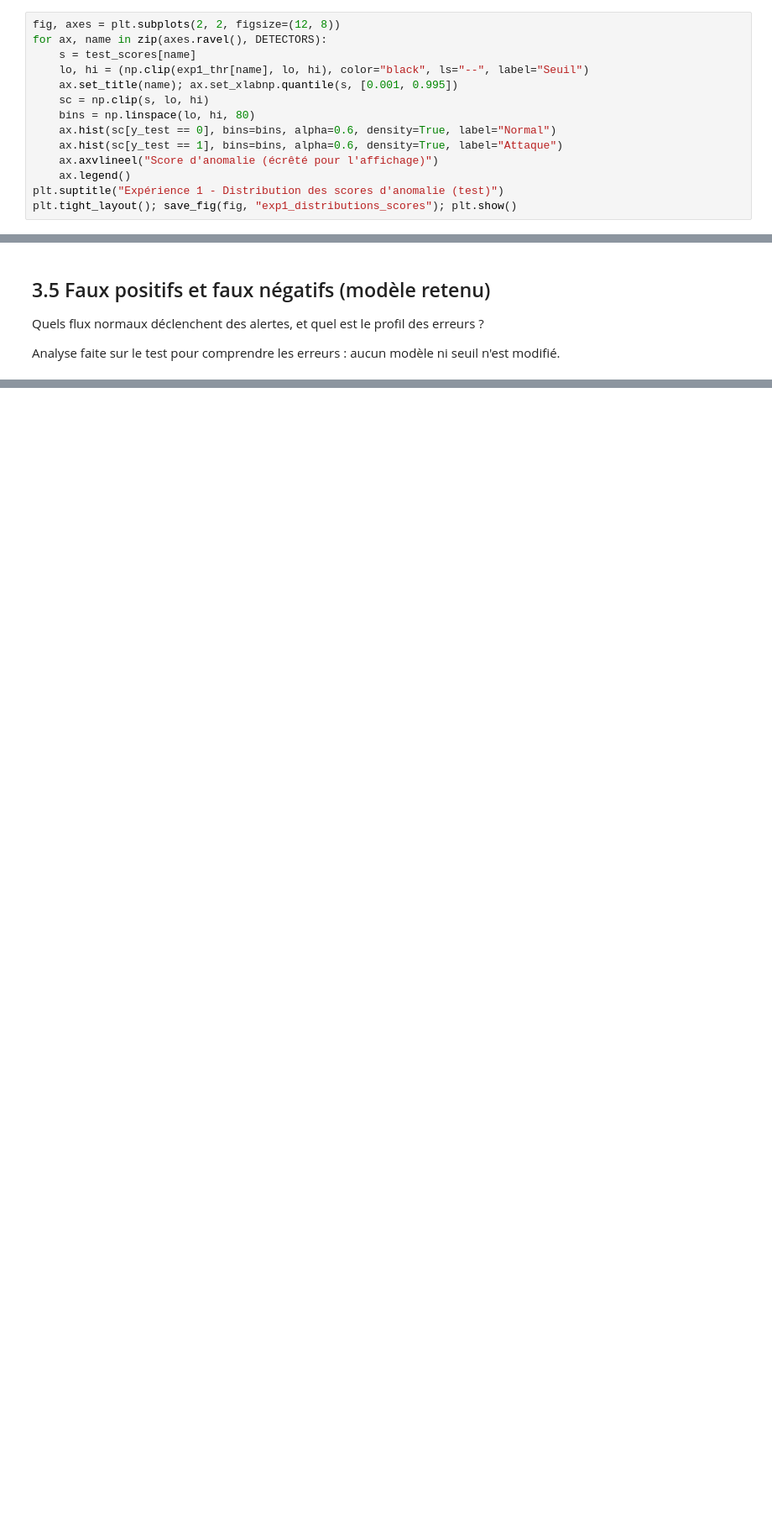
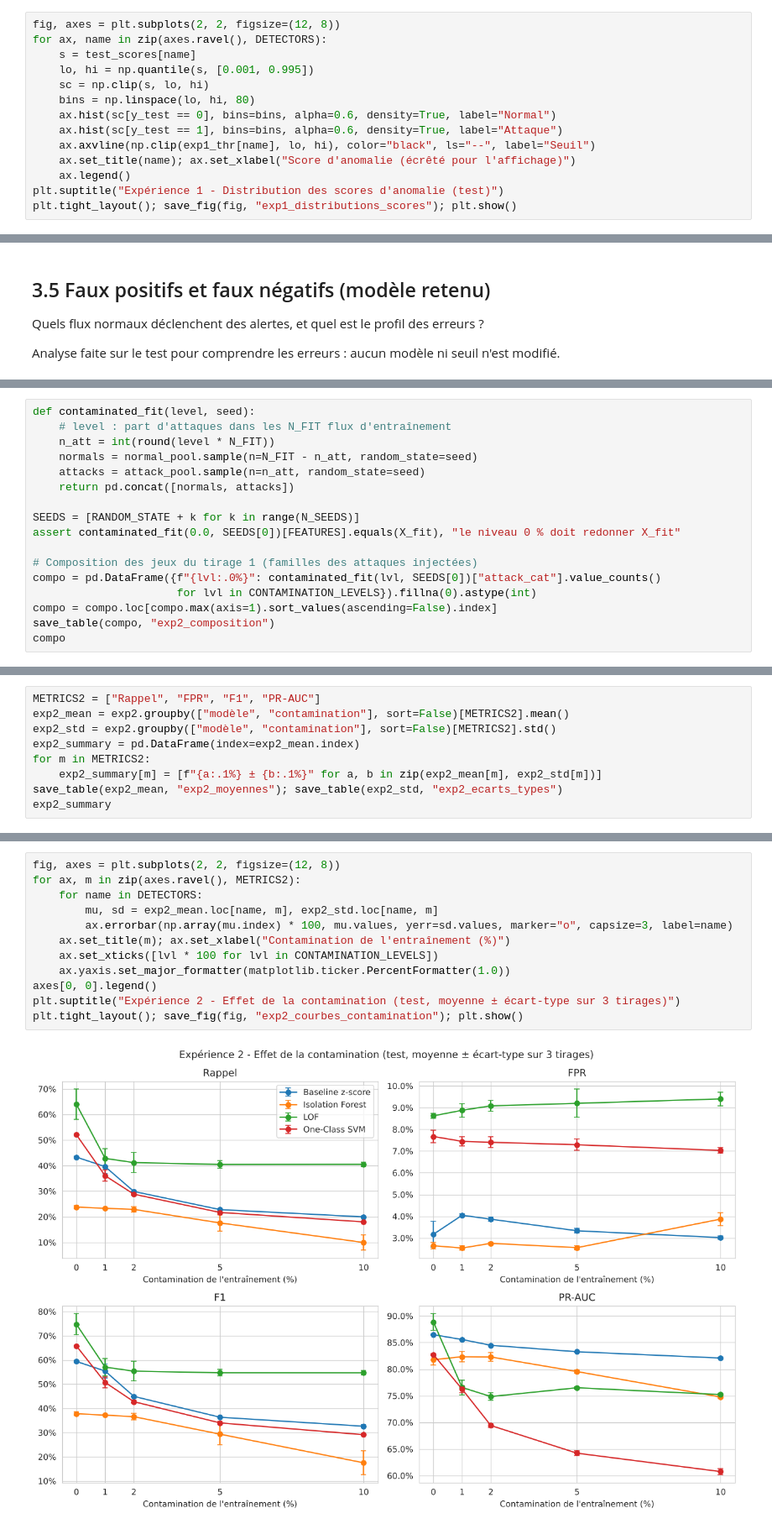
Before and after one commit to myssclick/Detection_Anomalie_Fraude_Python, a Jupyter notebook: notebooks/projet5_AntoineMOREL_EtienneSEILLE_DelvinTRAN.ipynb, the cells around one changed output, grey strips where cells are left out. Shown at 84% size. Saved outputs shown, nothing was run; the diff lists cells and outputs as text; blank space fills up the shorter version.

Commit message:
Expérience 2 : contamination (phase 4)

```diff
--- a/notebooks/projet5_AntoineMOREL_EtienneSEILLE_DelvinTRAN.ipynb
+++ b/notebooks/projet5_AntoineMOREL_EtienneSEILLE_DelvinTRAN.ipynb
@@ -517,13 +519,13 @@ Normal et attaques du test pour chaque modèle. Plus les deux distributions sont
 fig, axes = plt.subplots(2, 2, figsize=(12, 8))
 for ax, name in zip(axes.ravel(), DETECTORS):
     s = test_scores[name]
-    lo, hi = (np.clip(exp1_thr[name], lo, hi), color="black", ls="--", label="Seuil")
-    ax.set_title(name); ax.set_xlabnp.quantile(s, [0.001, 0.995])
+    lo, hi = np.quantile(s, [0.001, 0.995])
     sc = np.clip(s, lo, hi)
     bins = np.linspace(lo, hi, 80)
     ax.hist(sc[y_test == 0], bins=bins, alpha=0.6, density=True, label="Normal")
     ax.hist(sc[y_test == 1], bins=bins, alpha=0.6, density=True, label="Attaque")
-    ax.axvlineel("Score d'anomalie (écrêté pour l'affichage)")
+    ax.axvline(np.clip(exp1_thr[name], lo, hi), color="black", ls="--", label="Seuil")
+    ax.set_title(name); ax.set_xlabel("Score d'anomalie (écrêté pour l'affichage)")
     ax.legend()
 plt.suptitle("Expérience 1 - Distribution des scores d'anomalie (test)")
 plt.tight_layout(); save_fig(fig, "exp1_distributions_scores"); plt.show()
@@ -690,0 +708,17 @@ Médianes des variables selon le type de décision :
+# %%
+def contaminated_fit(level, seed):
+    # level : part d'attaques dans les N_FIT flux d'entraînement
+    n_att = int(round(level * N_FIT))
+    normals = normal_pool.sample(n=N_FIT - n_att, random_state=seed)
+    attacks = attack_pool.sample(n=n_att, random_state=seed)
+    return pd.concat([normals, attacks])
+
+SEEDS = [RANDOM_STATE + k for k in range(N_SEEDS)]
+assert contaminated_fit(0.0, SEEDS[0])[FEATURES].equals(X_fit), "le niveau 0 % doit redonner X_fit"
+
+# Composition des jeux du tirage 1 (familles des attaques injectées)
+compo = pd.DataFrame({f"{lvl:.0%}": contaminated_fit(lvl, SEEDS[0])["attack_cat"].value_counts()
+                      for lvl in CONTAMINATION_LEVELS}).fillna(0).astype(int)
+compo = compo.loc[compo.max(axis=1).sort_values(ascending=False).index]
+save_table(compo, "exp2_composition")
+compo
@@ -690,0 +797,9 @@ Médianes des variables selon le type de décision :
+# %%
+METRICS2 = ["Rappel", "FPR", "F1", "PR-AUC"]
+exp2_mean = exp2.groupby(["modèle", "contamination"], sort=False)[METRICS2].mean()
+exp2_std = exp2.groupby(["modèle", "contamination"], sort=False)[METRICS2].std()
+exp2_summary = pd.DataFrame(index=exp2_mean.index)
+for m in METRICS2:
+    exp2_summary[m] = [f"{a:.1%} ± {b:.1%}" for a, b in zip(exp2_mean[m], exp2_std[m])]
+save_table(exp2_mean, "exp2_moyennes"); save_table(exp2_std, "exp2_ecarts_types")
+exp2_summary
@@ -690,0 +827,14 @@ Médianes des variables selon le type de décision :
+# %%
+fig, axes = plt.subplots(2, 2, figsize=(12, 8))
+for ax, m in zip(axes.ravel(), METRICS2):
+    for name in DETECTORS:
+        mu, sd = exp2_mean.loc[name, m], exp2_std.loc[name, m]
+        ax.errorbar(np.array(mu.index) * 100, mu.values, yerr=sd.values, marker="o", capsize=3, label=name)
+    ax.set_title(m); ax.set_xlabel("Contamination de l'entraînement (%)")
+    ax.set_xticks([lvl * 100 for lvl in CONTAMINATION_LEVELS])
+    ax.yaxis.set_major_formatter(matplotlib.ticker.PercentFormatter(1.0))
+axes[0, 0].legend()
+plt.suptitle("Expérience 2 - Effet de la contamination (test, moyenne ± écart-type sur 3 tirages)")
+plt.tight_layout(); save_fig(fig, "exp2_courbes_contamination"); plt.show()
+# %% [output]
+[figure, added]
```
Also changed, not shown: parts of 18 cells of this notebook, 10 other files.
